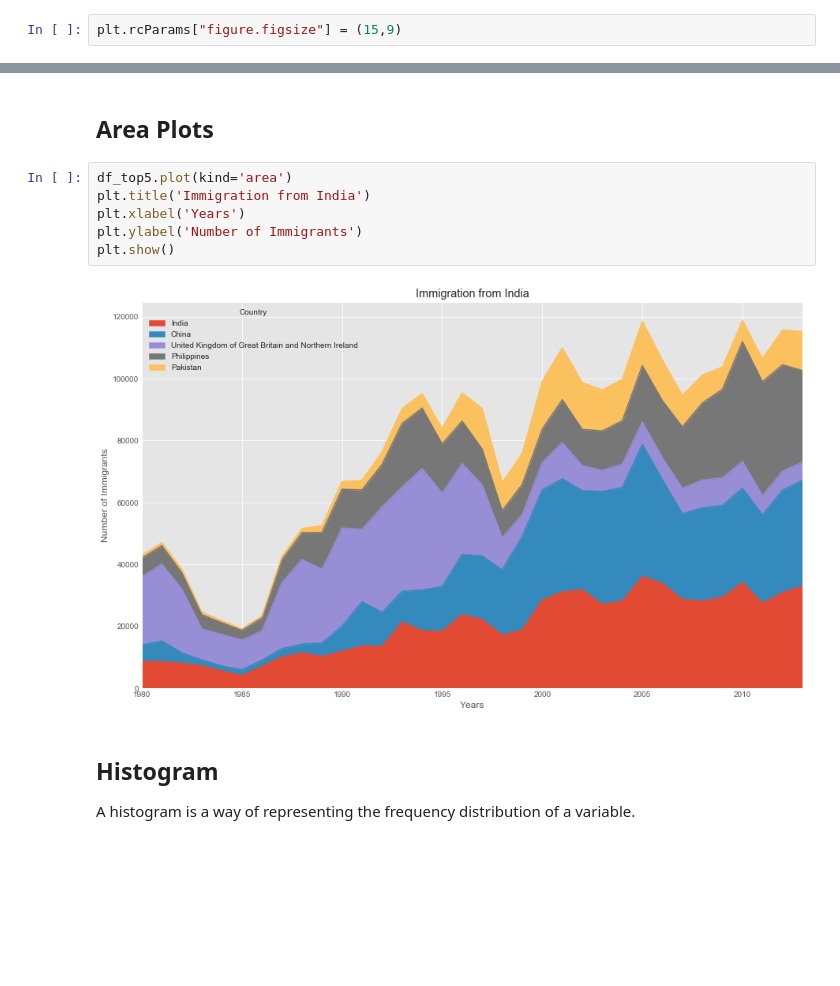
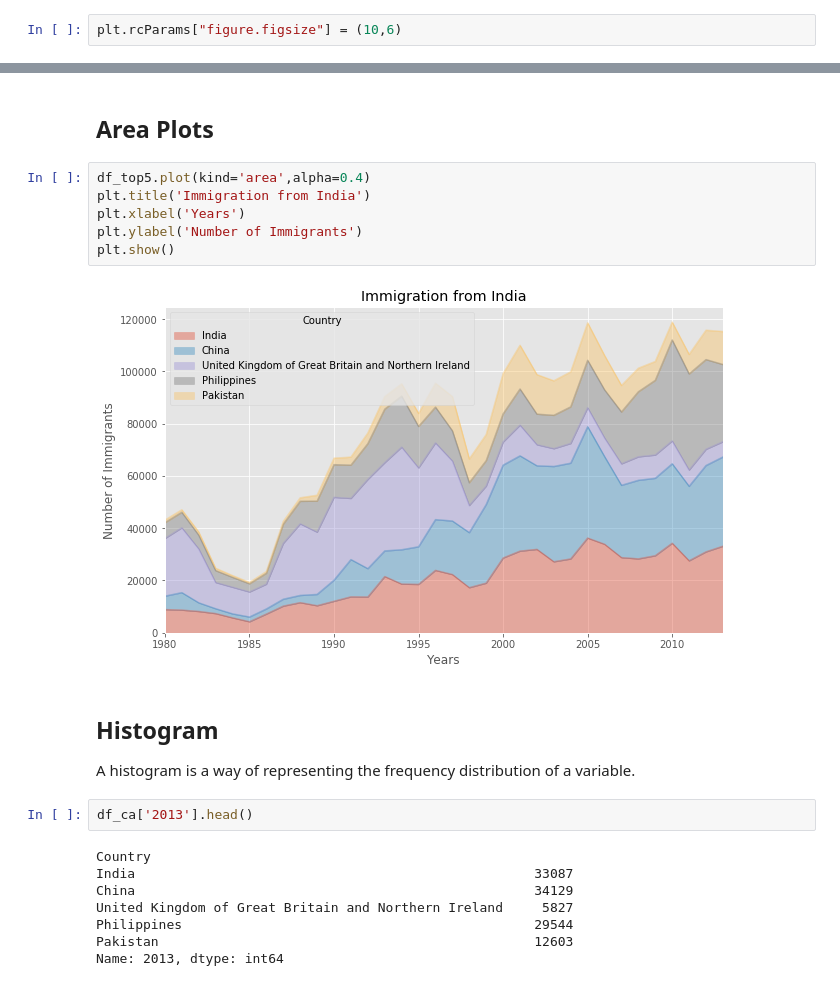
Before and after one commit to soum-sr/DataVisualization, a Jupyter notebook: ImmigrationData.ipynb, the cells around one changed output, grey strips where cells are left out. Drawn from its saved outputs; the diff is of its cells as text; blank space fills up the shorter version.

```diff
--- a/ImmigrationData.ipynb
+++ b/ImmigrationData.ipynb
@@ -7,5 +13,5 @@ import matplotlib.pyplot as plt
 # %%
-plt.rcParams["figure.figsize"] = (15,9)
+plt.rcParams["figure.figsize"] = (10,6)
 # %%
 df_ca = pd.read_excel('Canada.xlsx',sheet_name='Canada by Citizenship',skiprows=range(20), skipfooter=2)
 df_ca.head()
@@ -260,13 +271,23 @@ plt.show()
 # %% [markdown]
 ## Area Plots
 # %%
-df_top5.plot(kind='area')
+df_top5.plot(kind='area',alpha=0.4)
 plt.title('Immigration from India')
 plt.xlabel('Years')
 plt.ylabel('Number of Immigrants')
 plt.show()
 # %% [output]
-[figure, old version]
+[figure, new version]
 # %% [markdown]
 ## Histogram
 A histogram is a way of representing the frequency distribution of a variable.
+# %%
+df_ca['2013'].head()
+# %% [output]
+Country
+India                                                   33087
+China                                                   34129
+United Kingdom of Great Britain and Northern Ireland     5827
+Philippines                                             29544
+Pakistan                                                12603
+Name: 2013, dtype: int64
```
Also changed, not shown: parts of 23 cells of this notebook.
